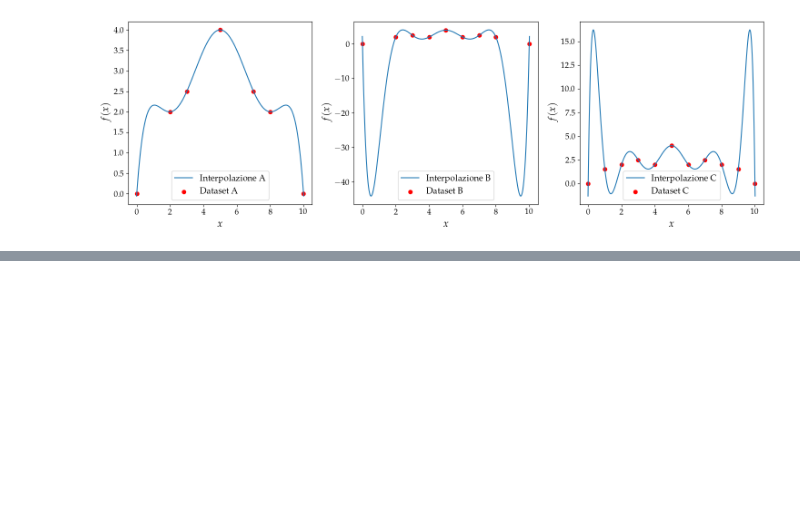
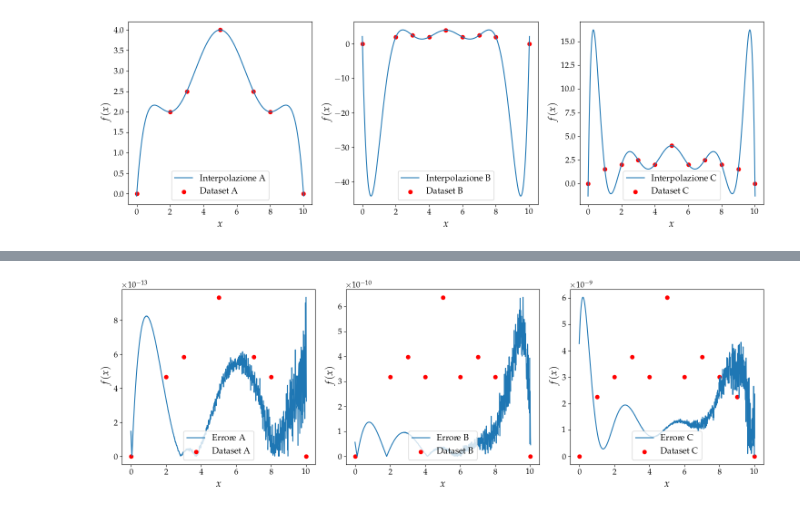
Before and after one commit to mvolpato-unimib/Lab_comp, a Jupyter notebook: ex8/interpolation.ipynb, the cells around one changed output, grey strips where cells are left out. Saved outputs shown, nothing was run; the diff lists cells and outputs as text; code cells hidden in the pictures; blank space fills up the shorter version.

```diff
--- a/ex8/interpolation.ipynb
+++ b/ex8/interpolation.ipynb
@@ -153,3 +153,33 @@ def plot_lag(x, y, xLag, fLag, name):
 plot_lag(x_arr, f_arr, xLag_arr, fLag_arr, names)
 # %% [output]
 [figure]
+# %%
+# TENTATIVO CON DIRECT METHOD
+
+from lib_fitting import Direct_mth
+
+def plot_direct(x, y, xLag, fLag, name):
+    fig, ax = plt.subplots(1, 3, figsize=(15,5))
+    for i in range(len(x)):
+        ax[i].plot(xLag[i], fLag[i], label=r'Interpolazione ' + name[i])
+        ax[i].scatter(x[i], y[i], label=r'Dataset ' + name[i], color='red')
+        ax[i].set_xlabel(r'$x$')
+        ax[i].set_ylabel(r'$f(x)$')
+        ax[i].legend(loc='lower center')
+    plt.tight_layout()
+    plt.savefig('plots/Direct_mth.png', dpi=300)
+    plt.show()
+
+xADir, YADir = Direct_mth(xA, fA)
+xBDir, YBDir = Direct_mth(xB, fB)
+xCDir, YCDir = Direct_mth(xC, fC)
+
+xDir_arr = [xADir, xBDir, xCDir]
+fDir_arr = [YADir, YBDir, YCDir]
+
+plot_direct(x_arr, f_arr, xDir_arr, fDir_arr, names)
+
+# diff = []
+# for i in range(3):
+#     diff.append(np.abs(np.sum(np.array(fDir_arr[i]) - np.array(fLag_arr[i]))))
+#     print(f'diff_{i} =', diff[-1])
@@ -155,0 +188,17 @@ plot_lag(x_arr, f_arr, xLag_arr, fLag_arr, names)
+# %%
+
+fig, ax = plt.subplots(1, 3, figsize=(15,5))
+for i in range(3):
+    res = np.abs(np.array(fDir_arr[i]) - np.array(fLag_arr[i]))
+    ax[i].plot(xDir_arr[i], res, label=r'Errore ' + names[i])
+    # ax[i].plot(xLag_arr[i], fLag_arr[i]/max(fLag_arr[i]) * max(res), label=r'Interpolazione ' + names[i])
+    ax[i].scatter(x_arr[i], f_arr[i]/max(f_arr[i]) * max(res), label=r'Dataset ' + names[i], color='red')
+    ax[i].set_xlabel(r'$x$')
+    ax[i].set_ylabel(r'$f(x)$')
+    # ax[i].set_yscale('log')
+    ax[i].legend(loc='lower center')
+plt.tight_layout()
+plt.savefig('plots/Err_dir_vs_lag.png', dpi=300)
+plt.show()
+# %% [output]
+[figure, added]
```
Also changed, not shown: parts of 3 cells of this notebook, 9 other files.
